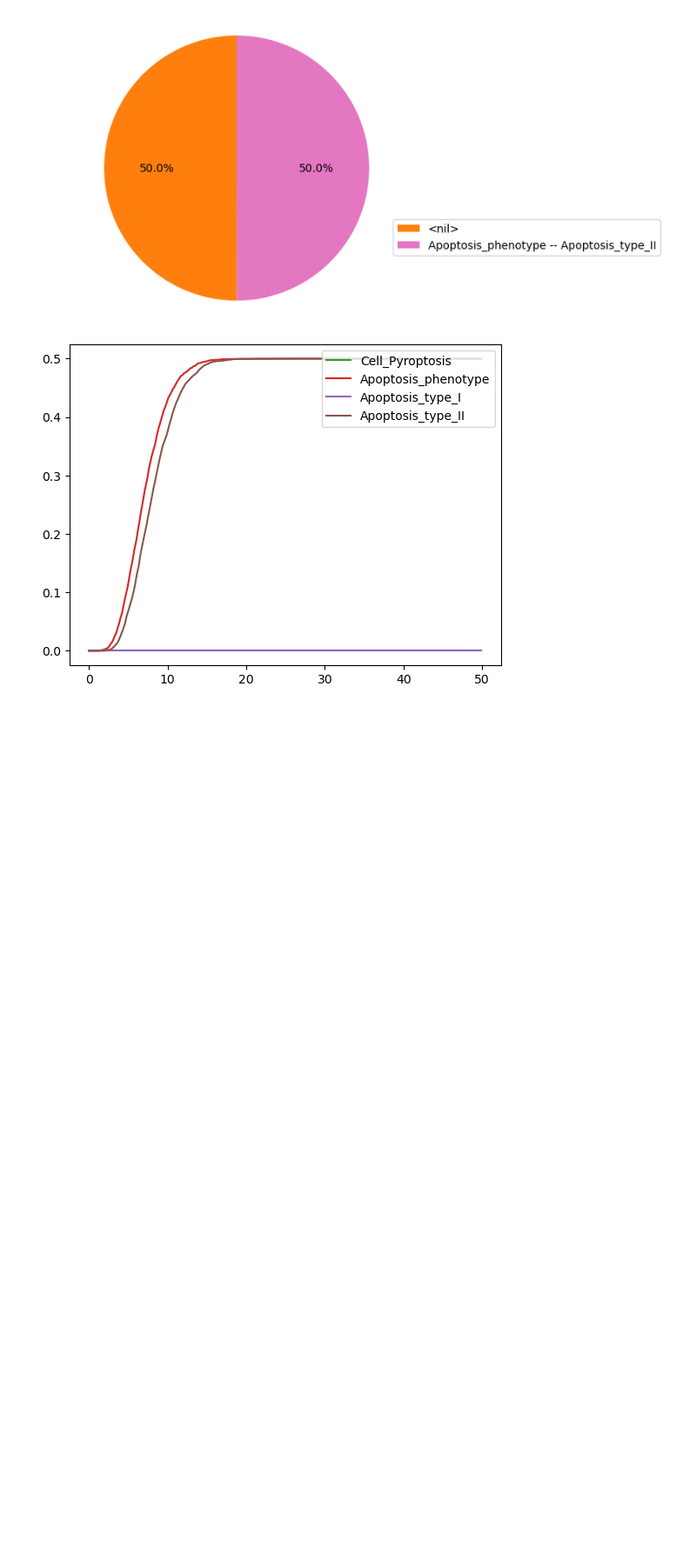
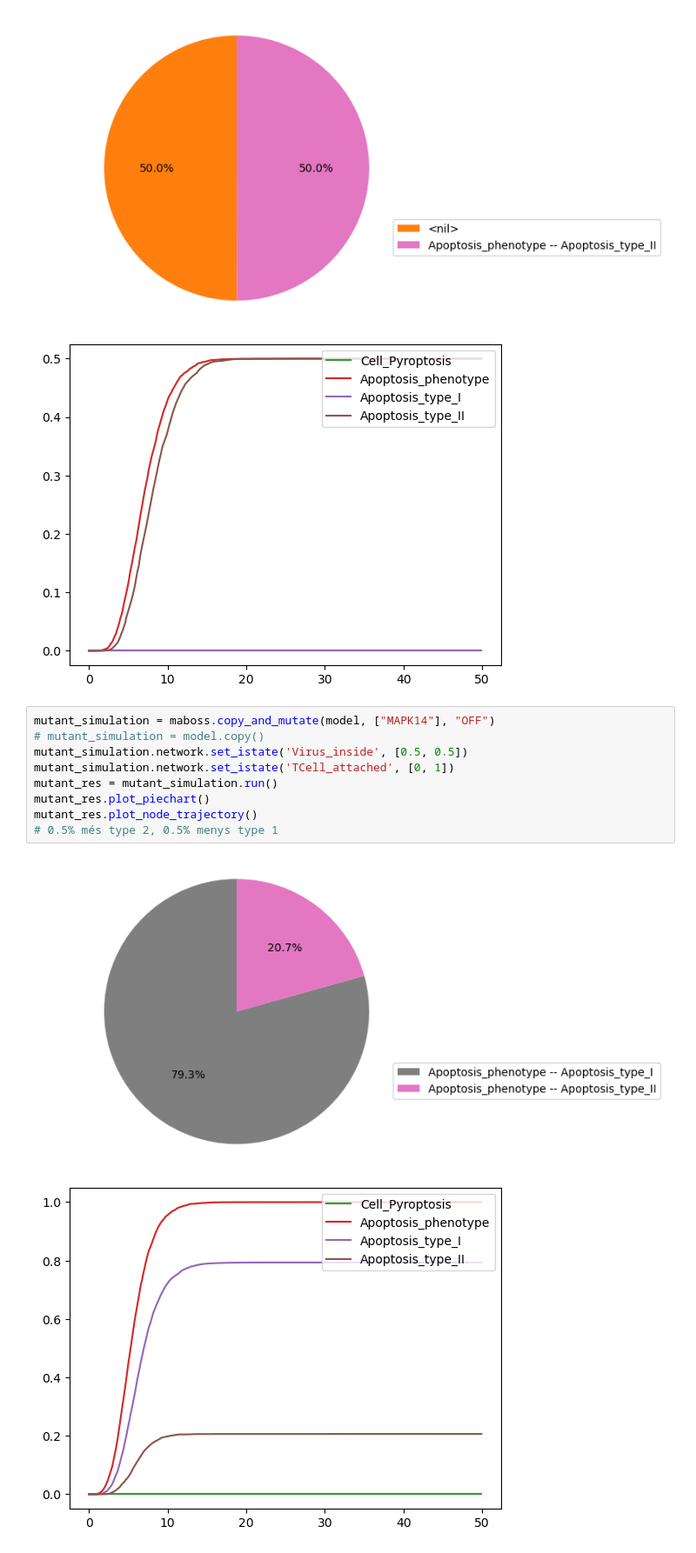
Before and after one commit to thalioo/COVID19, a Jupyter notebook: notebooks/Apoptosis model analysis, v3.ipynb, the cells around one changed output. Shown at 87% size. Saved outputs shown, nothing was run; the diff lists cells and outputs as text; blank space fills up the shorter version.

Commit message:
adding mutants CFG

```diff
--- a/notebooks/Apoptosis model analysis, v3.ipynb
+++ b/notebooks/Apoptosis model analysis, v3.ipynb
@@ -157,3 +157,15 @@ mutant_res.plot_node_trajectory()
 # %% [output]
 [figure]
 [figure]
+# %%
+mutant_simulation = maboss.copy_and_mutate(model, ["MAPK14"], "OFF")
+# mutant_simulation = model.copy()
+mutant_simulation.network.set_istate('Virus_inside', [0.5, 0.5])
+mutant_simulation.network.set_istate('TCell_attached', [0, 1])
+mutant_res = mutant_simulation.run()
+mutant_res.plot_piechart()
+mutant_res.plot_node_trajectory()
+# 0.5% més type 2, 0.5% menys type 1
+# %% [output]
+[figure, added]
+[figure, added]
```
Also changed, not shown: 4 other files.
